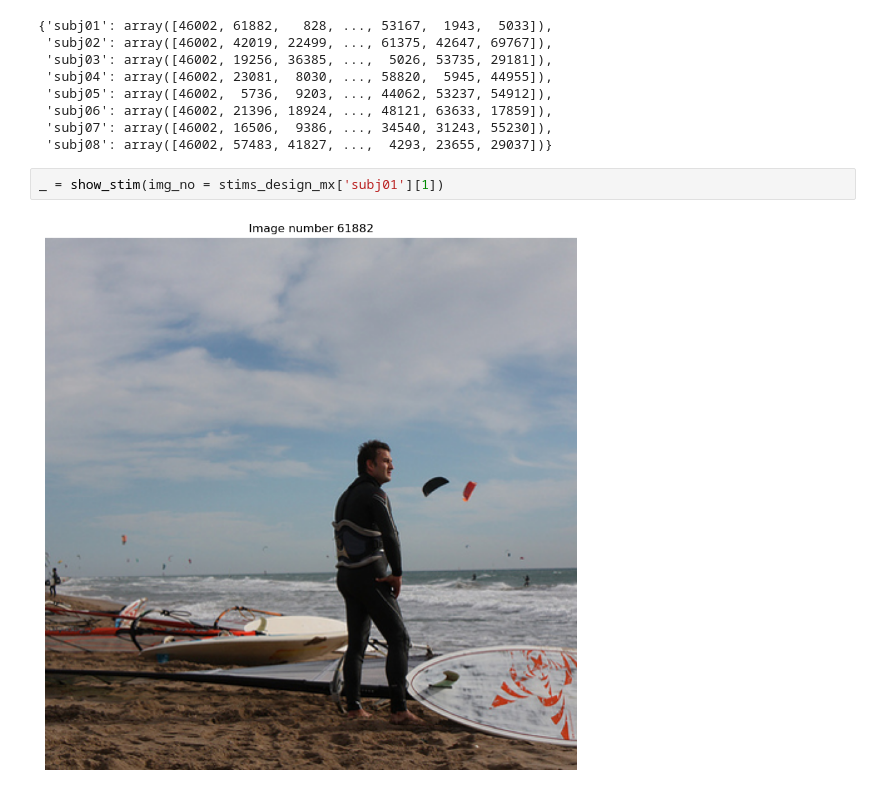
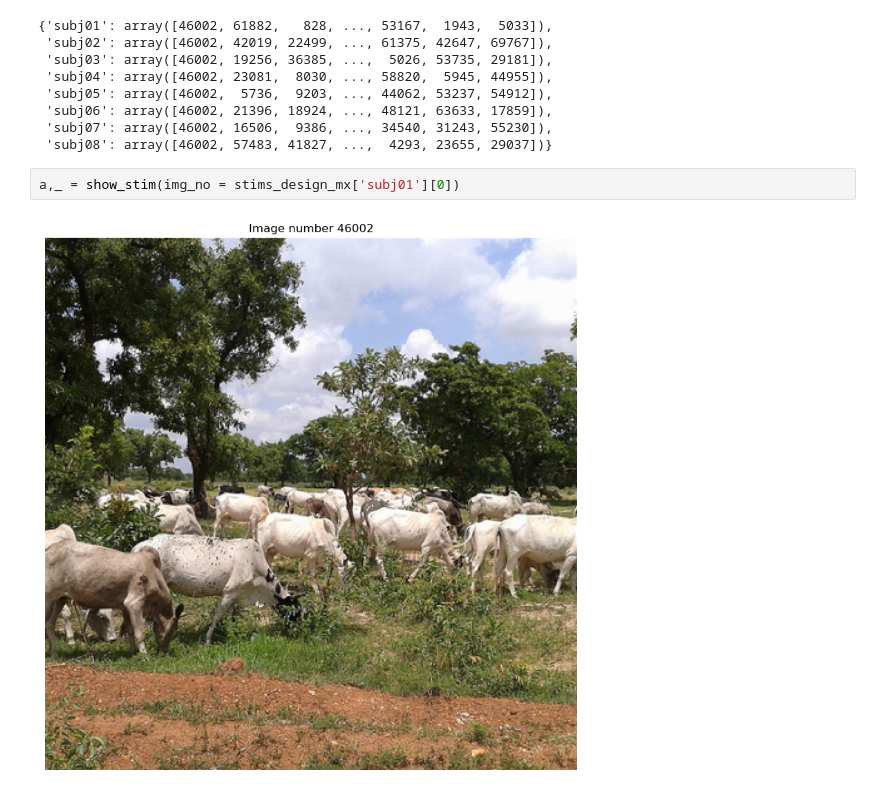
Before and after one commit to WiegerScheurer/spatpred, a Jupyter notebook: notebooks/img_tools.ipynb, the cells around one changed output. Saved outputs shown, nothing was run; the diff lists cells and outputs as text.

```diff
--- a/notebooks/img_tools.ipynb
+++ b/notebooks/img_tools.ipynb
@@ -31,6 +35,6 @@ stims_design_mx
  'subj07': array([46002, 16506,  9386, ..., 34540, 31243, 55230]),
  'subj08': array([46002, 57483, 41827, ...,  4293, 23655, 29037])}
 # %%
-_ = show_stim(img_no = stims_design_mx['subj01'][1])
+a,_ = show_stim(img_no = stims_design_mx['subj01'][0])
 # %% [output]
-[figure, old version]
+[figure, new version]
```
Also changed, not shown: parts of 12 cells of this notebook, 2 other files.
